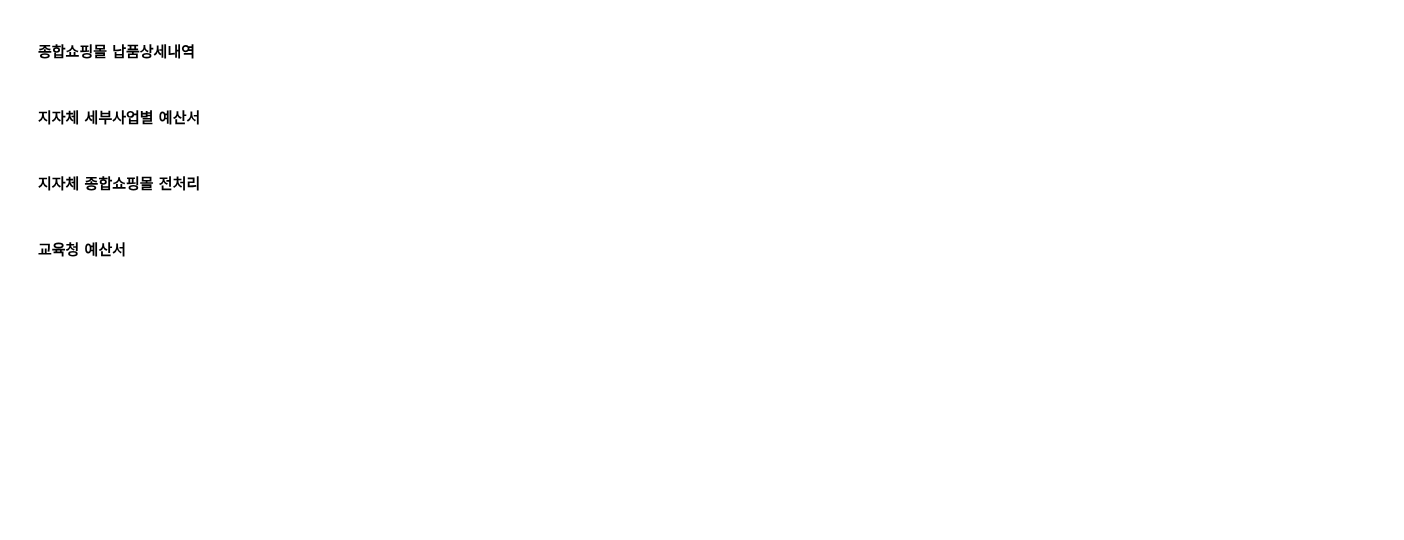
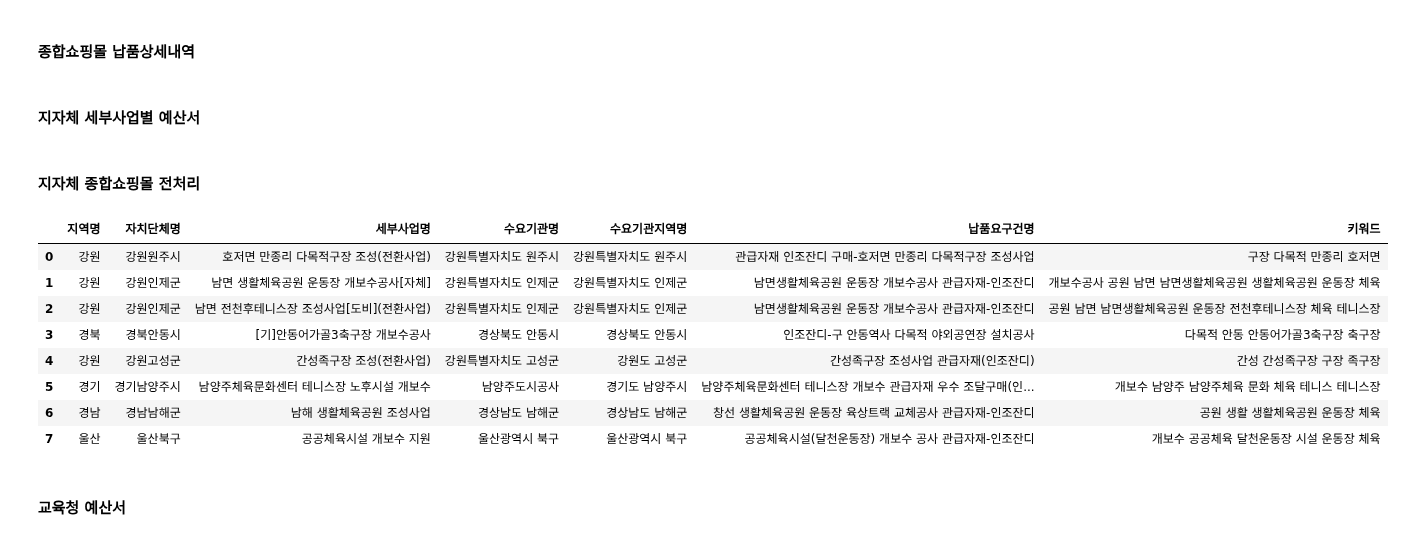
Before and after one commit to kkwann/mido_project, a Jupyter notebook: 2.Data_preprocessing_mapping.ipynb, the cells around one changed output. Saved outputs shown, nothing was run; the diff lists cells and outputs as text; code cells hidden in the pictures; blank space fills up the shorter version.

```diff
--- a/2.Data_preprocessing_mapping.ipynb
+++ b/2.Data_preprocessing_mapping.ipynb
@@ -93,6 +93,8 @@ emd_code_list = list(chain(*chain(*dist_code_list)))
 # %%
 all_shop_df = get_dataframe_from_bigquery('g2b', 'shop_detail_df_all', bigquerykey_path)
 # %%
+years = today[:-4]
+all_shop_df = all_shop_df[all_shop_df['납품요구접수일자'].str.split('-').str[0]==years].reset_index(drop=True)
 all_shop_df_fin = all_shop_df[['납품요구접수일자', '수요기관명', '납품요구건명', '업체명', '단가', '단위', '수량', '금액', '수요기관코드', '수요기관구분', '수요기관지역명','납품요구지청명']]
 all_shop_df_fin = all_shop_df_fin.sort_values(['납품요구접수일자'],ascending=False).reset_index(drop=True)
 # %%
@@ -116,7 +118,7 @@ dist_nm = np.where(dist_nm.apply(len)<=2,dist_nm,dist_nm.str[:-1])
 # %% [markdown]
 #### 지자체 세부사업별 예산서
 # %%
-test = pd.read_csv('C:\py_src\midoproject\data/2024-07-18T01-34_export.csv')
+test = pd.read_csv('C:\py_src\midoproject\data/2024-07-18T23-53_export.csv')
 # %%
 # 빅쿼리에서 불러오기
 budget_df_today = get_dataframe_from_bigquery('budget','budget_df_0' + today,bigquerykey_path)
@@ -475 +477,13 @@ mapping_merge_df_final_grp_final.rename(columns={'all_kwd_fin':'키워드'},inpl
+# %%
+mapping_merge_df_final_grp_final
+# %% [output]
+|  | 지역명 | 자치단체명 | 세부사업명 | 수요기관명 | 수요기관지역명 | 납품요구건명 | 키워드 |
+| 0 | 강원 | 강원원주시 | 호저면 만종리 다목적구장 조성(전환사업) | 강원특별자치도 원주시 | 강원특별자치도 원주시 | 관급자재 인조잔디 구매-호저면 만종리 다목적구장 조성사업 | 구장 다목적 만종리 호저면 |
+| 1 | 강원 | 강원인제군 | 남면 생활체육공원 운동장 개보수공사[자체] | 강원특별자치도 인제군 | 강원특별자치도 인제군 | 남면생활체육공원 운동장 개보수공사 관급자재-인조잔디 | 개보수공사 공원 남면 남면생활체육공원 생활체육공원 운동장 체육 |
+| 2 | 강원 | 강원인제군 | 남면 전천후테니스장 조성사업[도비](전환사업) | 강원특별자치도 인제군 | 강원특별자치도 인제군 | 남면생활체육공원 운동장 개보수공사 관급자재-인조잔디 | 공원 남면 남면생활체육공원 운동장 전천후테니스장 체육 테니스장 |
+| 3 | 경북 | 경북안동시 | [기]안동어가골3축구장 개보수공사 | 경상북도 안동시 | 경상북도 안동시 | 인조잔디-구 안동역사 다목적 야외공연장 설치공사 | 다목적 안동 안동어가골3축구장 축구장 |
+| 4 | 강원 | 강원고성군 | 간성족구장 조성(전환사업) | 강원특별자치도 고성군 | 강원도 고성군 | 간성족구장 조성사업 관급자재(인조잔디) | 간성 간성족구장 구장 족구장 |
+| 5 | 경기 | 경기남양주시 | 남양주체육문화센터 테니스장 노후시설 개보수 | 남양주도시공사 | 경기도 남양주시 | 남양주체육문화센터 테니스장 개보수 관급자재 우수 조달구매(인... | 개보수 남양주 남양주체육 문화 체육 테니스 테니스장 |
+| 6 | 경남 | 경남남해군 | 남해 생활체육공원 조성사업 | 경상남도 남해군 | 경상남도 남해군 | 창선 생활체육공원 운동장 육상트랙 교체공사 관급자재-인조잔디 | 공원 생활 생활체육공원 운동장 체육 |
+| 7 | 울산 | 울산북구 | 공공체육시설 개보수 지원 | 울산광역시 북구 | 울산광역시 북구 | 공공체육시설(달천운동장) 개보수 공사 관급자재-인조잔디 | 개보수 공공체육 달천운동장 시설 운동장 체육 |
 # %%
```
Also changed, not shown: parts of 8 cells of this notebook, 3 other files.
